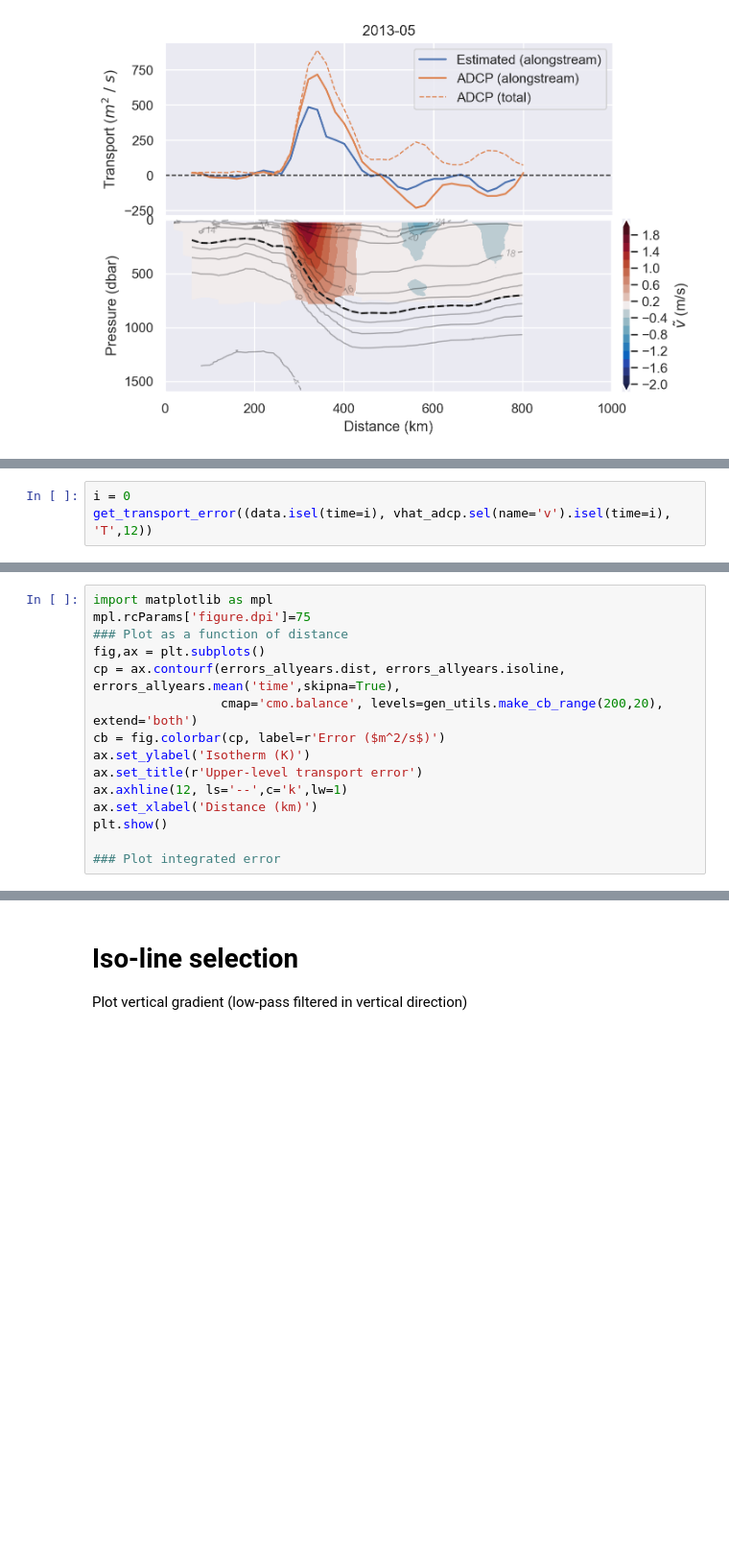
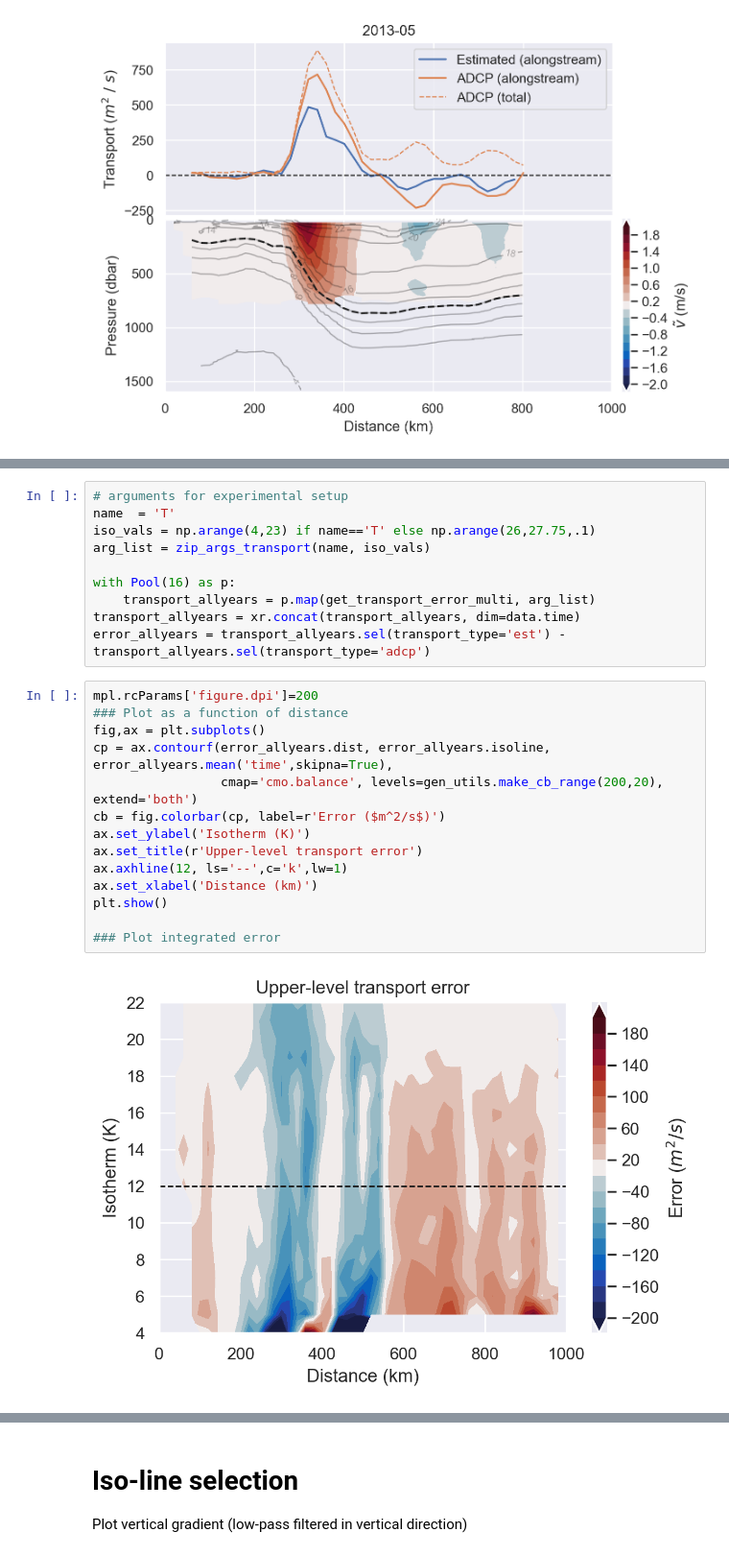
Before and after one commit to ktcarr/12.843, a Jupyter notebook: lab2/lab2_analysis.ipynb, the cells around one changed output, grey strips where cells are left out. Shown at 96% size. Drawn from its saved outputs; the diff is of its cells as text; blank space fills up the shorter version.

Commit message:
compute gross transport error fraction as a function of isotherm

```diff
--- a/lab2/lab2_analysis.ipynb
+++ b/lab2/lab2_analysis.ipynb
@@ -288,3 +256,0 @@ def zip_args_transport(name, iso_vals):
-# %%
-i = 0
-get_transport_error((data.isel(time=i), vhat_adcp.sel(name='v').isel(time=i), 'T',12))
@@ -317,15 +256,0 @@ errors_allyears = xr.concat(errors_allyears, dim=data.time)
-# %%
-import matplotlib as mpl
-mpl.rcParams['figure.dpi']=75
-### Plot as a function of distance
-fig,ax = plt.subplots()
-cp = ax.contourf(errors_allyears.dist, errors_allyears.isoline, errors_allyears.mean('time',skipna=True),
-                 cmap='cmo.balance', levels=gen_utils.make_cb_range(200,20), extend='both')
-cb = fig.colorbar(cp, label=r'Error ($m^2/s$)')
-ax.set_ylabel('Isotherm (K)')
-ax.set_title(r'Upper-level transport error')
-ax.axhline(12, ls='--',c='k',lw=1)
-ax.set_xlabel('Distance (km)')
-plt.show()
-
-### Plot integrated error
@@ -404,0 +289,26 @@ for t in error_sv.time:
+# %%
+# arguments for experimental setup
+name  = 'T'
+iso_vals = np.arange(4,23) if name=='T' else np.arange(26,27.75,.1)
+arg_list = zip_args_transport(name, iso_vals)
+
+with Pool(16) as p:
+    transport_allyears = p.map(get_transport_error_multi, arg_list)
+transport_allyears = xr.concat(transport_allyears, dim=data.time)
+error_allyears = transport_allyears.sel(transport_type='est') - transport_allyears.sel(transport_type='adcp')
+# %%
+mpl.rcParams['figure.dpi']=200
+### Plot as a function of distance
+fig,ax = plt.subplots()
+cp = ax.contourf(error_allyears.dist, error_allyears.isoline, error_allyears.mean('time',skipna=True),
+                 cmap='cmo.balance', levels=gen_utils.make_cb_range(200,20), extend='both')
+cb = fig.colorbar(cp, label=r'Error ($m^2/s$)')
+ax.set_ylabel('Isotherm (K)')
+ax.set_title(r'Upper-level transport error')
+ax.axhline(12, ls='--',c='k',lw=1)
+ax.set_xlabel('Distance (km)')
+plt.show()
+
+### Plot integrated error
+# %% [output]
+[figure, added]
```
Also changed, not shown: parts of 27 cells of this notebook.
